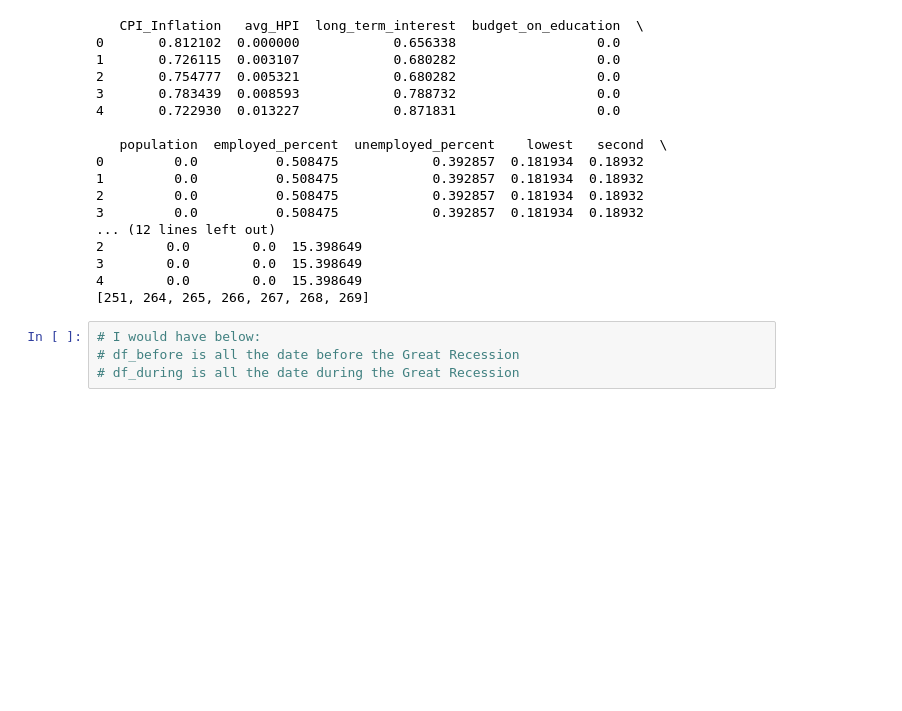
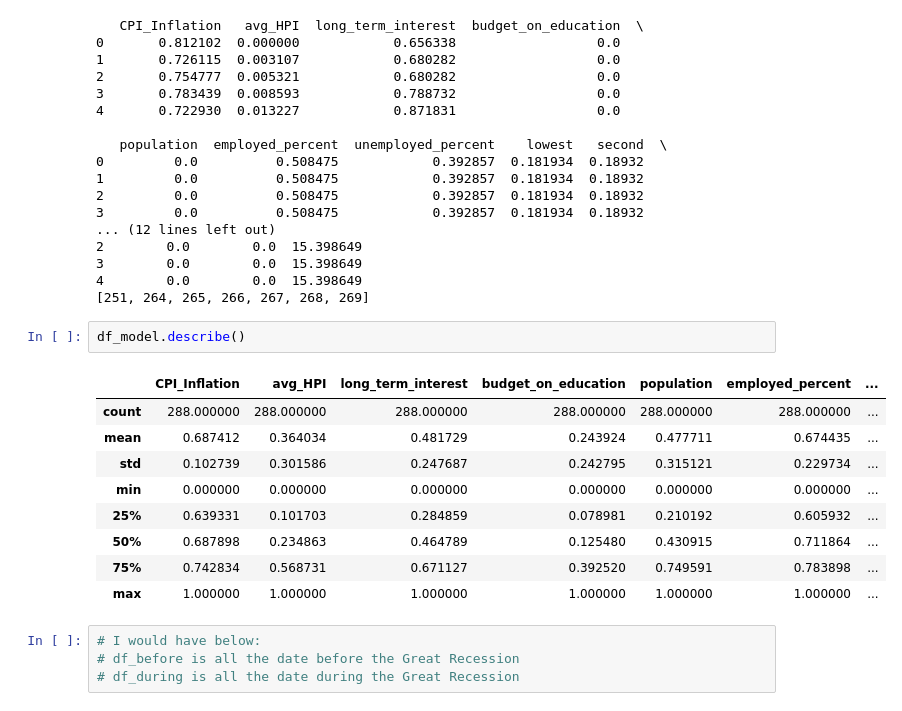
Before and after one commit to hiepvo01/Recession_US, a Jupyter notebook: Results_&_Discussion/Pooled_Cross_Section.ipynb, the cells around one changed output. Drawn from its saved outputs; the diff is of its cells as text; blank space fills up the shorter version.

```diff
--- a/Results_&_Discussion/Pooled_Cross_Section.ipynb
+++ b/Results_&_Discussion/Pooled_Cross_Section.ipynb
@@ -140,6 +140,18 @@ print(count)
 3        0.0        0.0  15.398649
 4        0.0        0.0  15.398649
 [251, 264, 265, 266, 267, 268, 269]
+# %%
+df_model.describe()
+# %% [output]
+|  | CPI_Inflation | avg_HPI | long_term_interest | budget_on_education | population | employed_percent | ... |
+| count | 288.000000 | 288.000000 | 288.000000 | 288.000000 | 288.000000 | 288.000000 | ... |
+| mean | 0.687412 | 0.364034 | 0.481729 | 0.243924 | 0.477711 | 0.674435 | ... |
+| std | 0.102739 | 0.301586 | 0.247687 | 0.242795 | 0.315121 | 0.229734 | ... |
+| min | 0.000000 | 0.000000 | 0.000000 | 0.000000 | 0.000000 | 0.000000 | ... |
+| 25% | 0.639331 | 0.101703 | 0.284859 | 0.078981 | 0.210192 | 0.605932 | ... |
+| 50% | 0.687898 | 0.234863 | 0.464789 | 0.125480 | 0.430915 | 0.711864 | ... |
+| 75% | 0.742834 | 0.568731 | 0.671127 | 0.392520 | 0.749591 | 0.783898 | ... |
+| max | 1.000000 | 1.000000 | 1.000000 | 1.000000 | 1.000000 | 1.000000 | ... |
 # %%
 # I would have below:
 # df_before is all the date before the Great Recession
```
Also changed, not shown: parts of 3 cells of this notebook, 37 other files.
